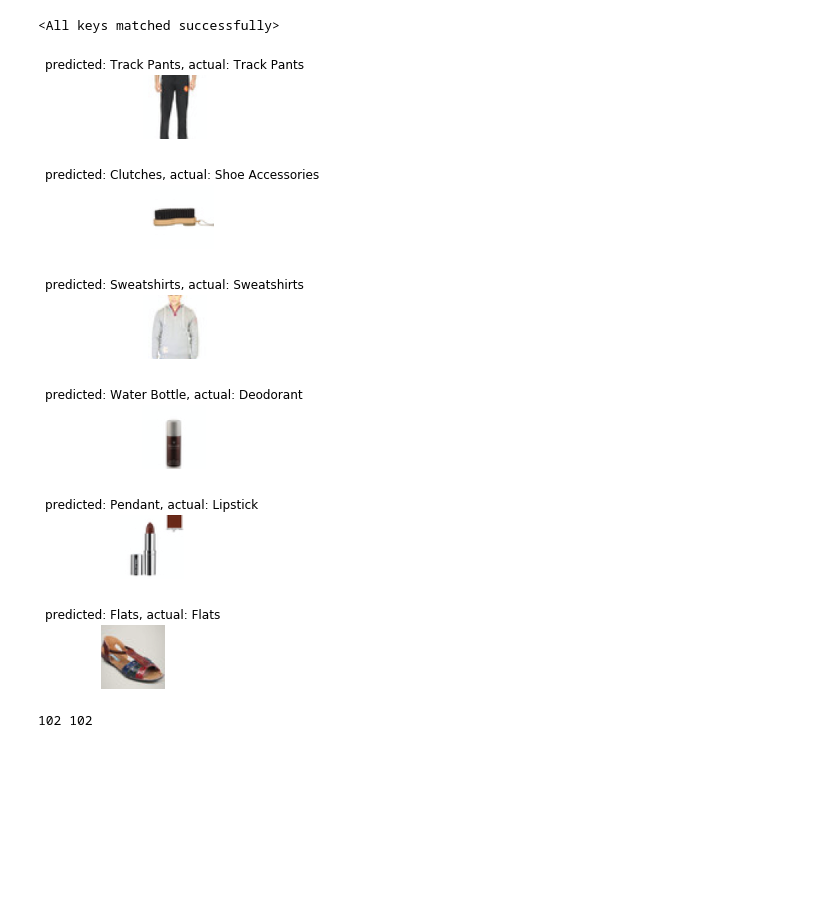
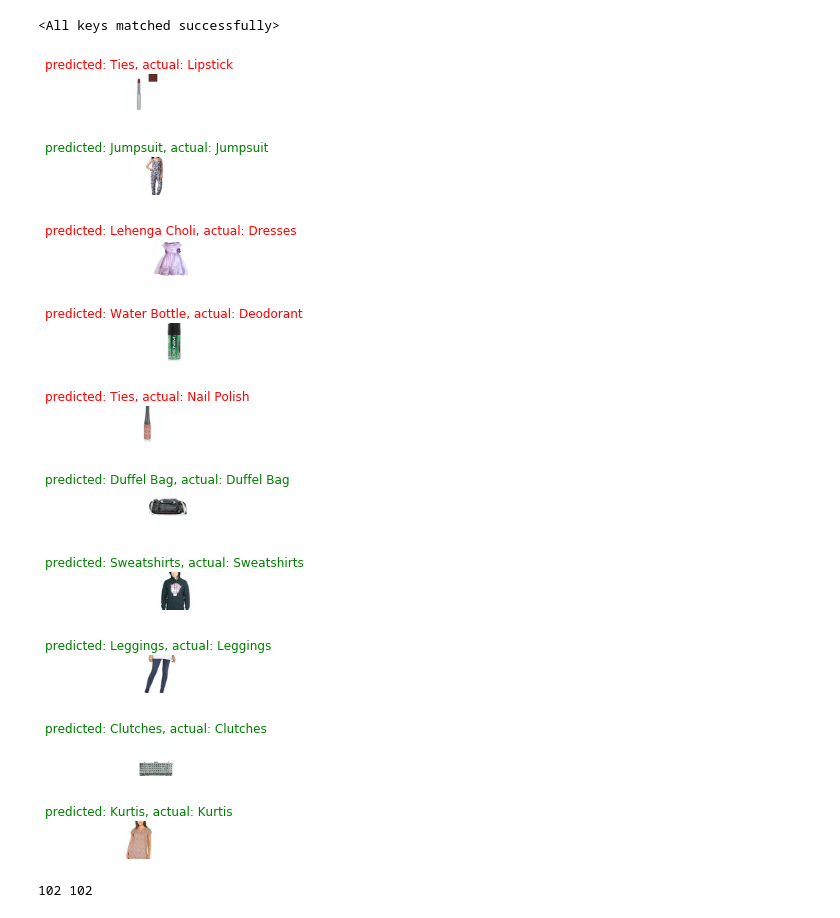
Before and after one commit to uditarora/fashion-product-classification, a Jupyter notebook: visualize.ipynb, the cells around one changed output. Saved outputs shown, nothing was run; the diff lists cells and outputs as text; code cells hidden in the pictures; blank space fills up the shorter version.

Commit message:
Update visualization code

```diff
--- a/visualize.ipynb
+++ b/visualize.ipynb
@@ -1,5 +1,6 @@
 # %%
 import matplotlib.pyplot as plt
+import seaborn as sns
 import torch
 import numpy as np
 
@@ -17,7 +18,7 @@ def imshow(inp, title=None):
         plt.title(title)
     plt.pause(0.001)  # pause a bit so that plots are updated
 
-def visualize_model(model, dataloaders, phase='test', num_images=6):
+def visualize_model(model, dataloaders, phase='test', num_images=6, device=None):
     was_training = model.training
     model.eval()
     images_so_far = 0
@@ -28,8 +29,9 @@ def visualize_model(model, dataloaders, phase='test', num_images=6):
 
     with torch.no_grad():
         for i, (inputs, labels) in enumerate(dataloaders[phase]):
-#             inputs = inputs.to(device)
-#             labels = labels.to(device)
+            if device:
+                inputs = inputs.to(device)
+                labels = labels.to(device)
 
             outputs = model(inputs)
             _, preds = torch.max(outputs, 1)
@@ -38,9 +40,14 @@ def visualize_model(model, dataloaders, phase='test', num_images=6):
                 images_so_far += 1
                 ax = plt.subplot(num_images//2, 2, images_so_far)
                 ax.axis('off')
+                if preds[j] == labels[j]:
+                    color = 'green'
+                else:
+                    color = 'red'
                 ax.set_title('predicted: {}, actual: {}'.
                              format(class_names[preds[j].item()],
-                                    class_names[labels[j].item()]))
+                                    class_names[labels[j].item()]),
+                            color=color)
                 imshow(inputs.cpu().data[j])
 
                 if images_so_far == num_images:
@@ -50,5 +57,5 @@ def visualize_model(model, dataloaders, phase='test', num_images=6):
 # %%
 from src.train import *
 
-processor, trainer_ft, dataloaders_ft = setup_ft(processor=processor, batch_size=1)
+processor, trainer_ft, dataloaders_ft = setup_ft(batch_size=1)
 # %% [output]
@@ -65,14 +87,18 @@ trainer_ft.model.load_state_dict(checkpoint['model_state_dict'])
 # %% [output]
 <All keys matched successfully>
 # %%
-visualize_model(trainer_ft.model, dataloaders_ft)
+visualize_model(trainer_ft.model, dataloaders_ft, num_images=10)
 # %% [output]
-[figure, old version]
+[figure, new version]
-[figure, old version]
+[figure, new version]
-[figure, old version]
+[figure, new version]
-[figure, old version]
+[figure, new version]
-[figure, old version]
+[figure, new version]
-[figure, old version]
+[figure, new version]
+[figure, added]
+[figure, added]
+[figure, added]
+[figure, added]
 # %%
 from collections import Counter
 
```
Also changed, not shown: parts of 2 cells of this notebook.
